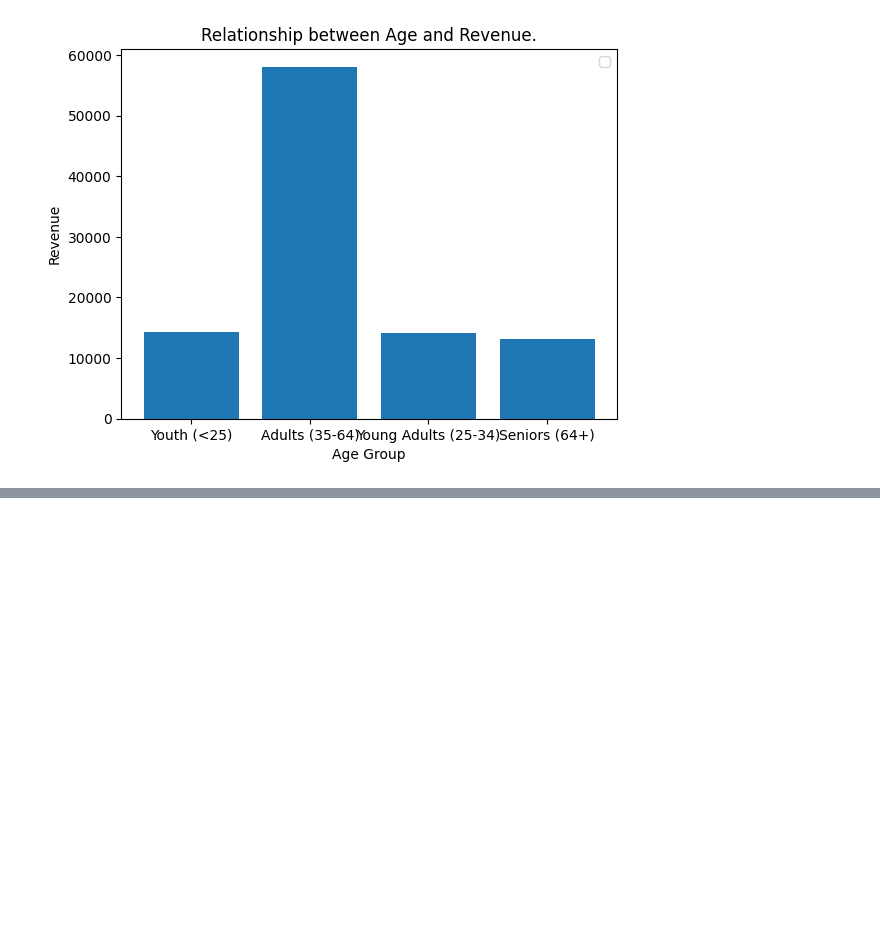
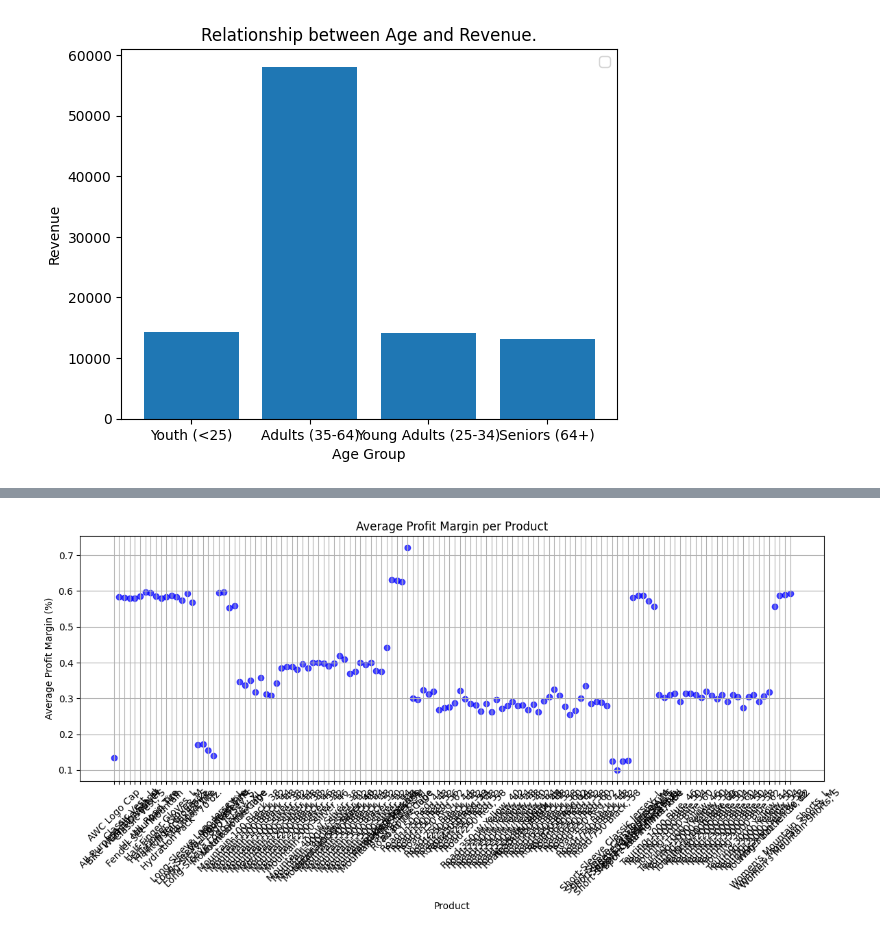
Before and after one commit to shivanswamynathan/EDA_Sales_data, a Jupyter notebook: DS_PROJECT.ipynb, the cells around one changed output, grey strips where cells are left out. Saved outputs shown, nothing was run; the diff lists cells and outputs as text; code cells hidden in the pictures; blank space fills up the shorter version.

```diff
--- a/DS_PROJECT.ipynb
+++ b/DS_PROJECT.ipynb
@@ -215,0 +293,3 @@ WARNING:matplotlib.legend:No artists with labels found to put in legend.  Note t
+# %%
+df['profit_margin'] = (df['Revenue'] - df['Cost']) / df['Revenue']
+profit_margin.head()
@@ -215,0 +304,20 @@ WARNING:matplotlib.legend:No artists with labels found to put in legend.  Note t
+# %%
+# Group by Product and calculate the average profit margin
+average_margin = df.groupby('Product')['profit_margin'].mean().reset_index()
+
+# Scatter plot
+plt.figure(figsize=(12, 6))
+plt.scatter(average_margin['Product'], average_margin['profit_margin'], color='blue', alpha=0.7)
+
+# Add labels and title
+plt.xlabel('Product')
+plt.ylabel('Average Profit Margin (%)')
+plt.title('Average Profit Margin per Product')
+plt.xticks(rotation=45)  # Rotate product names for better readability
+plt.grid(True)
+plt.tight_layout()
+
+# Show the plot
+plt.show()
+# %% [output]
+[figure, added]
```
Also changed, not shown: parts of 5 cells of this notebook.
